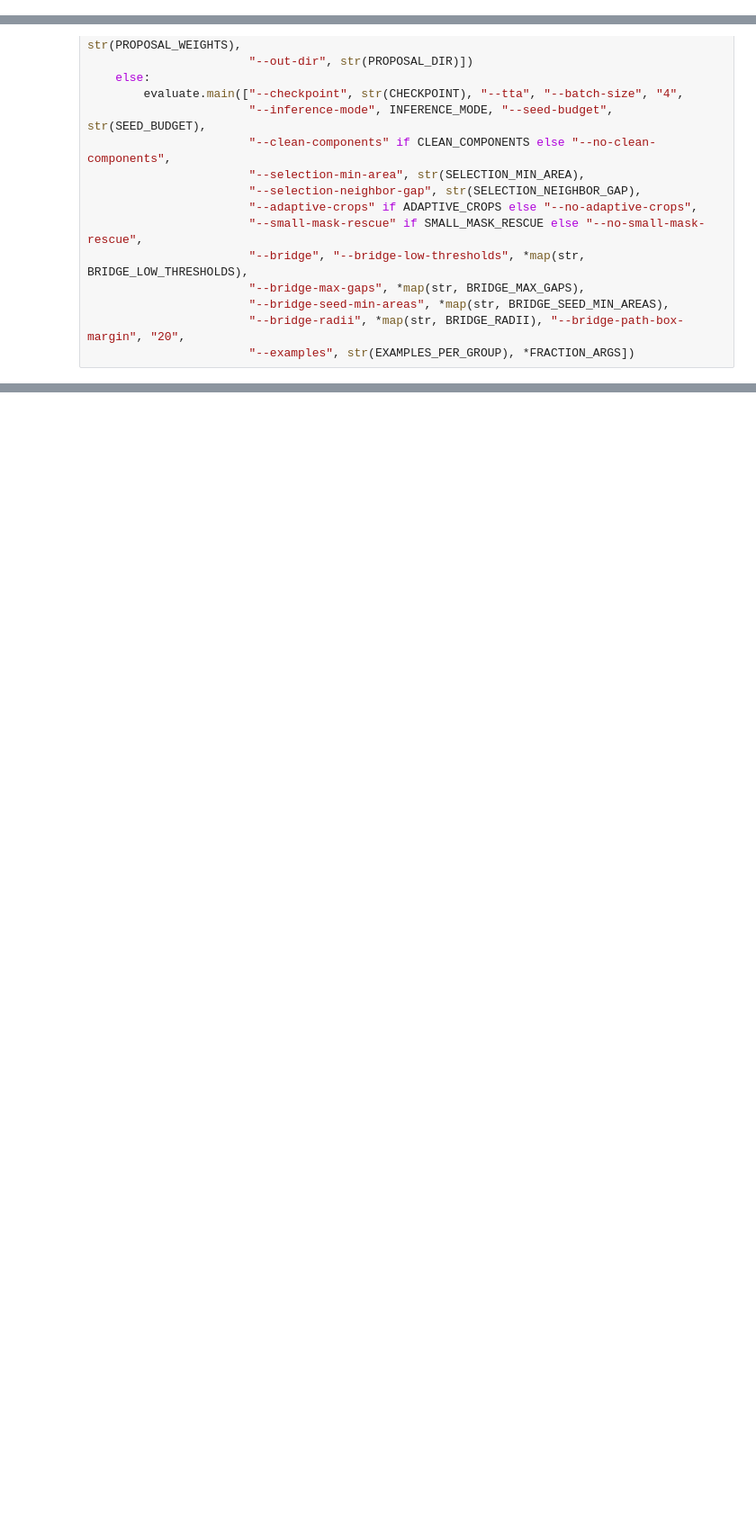
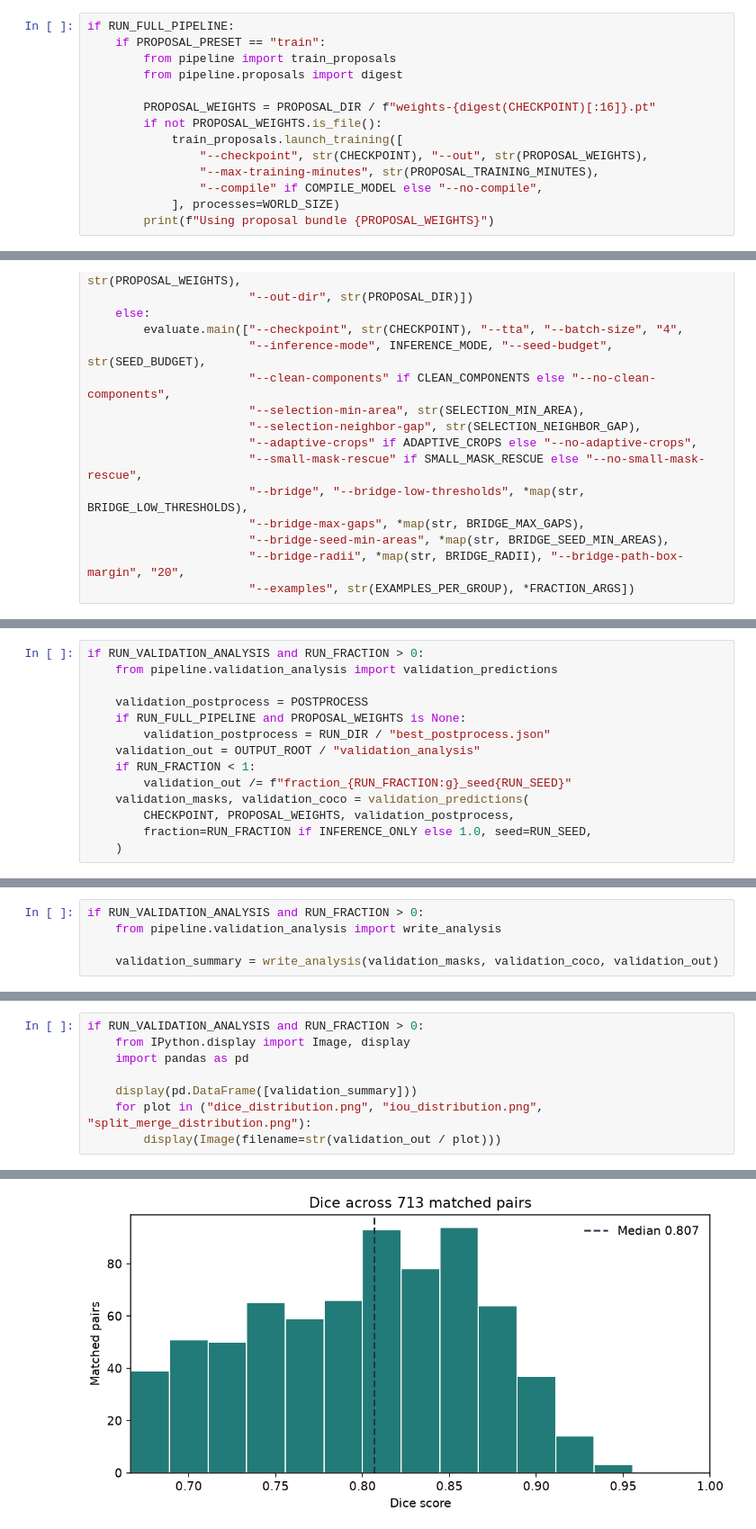
Before and after one commit to LenientLettuce/Solar-Filament-Competition-Submission, a Jupyter notebook: Pipeline_competition.ipynb, the cells around one changed output, grey strips where cells are left out. Shown at 90% size. Drawn from its saved outputs; the diff is of its cells as text; blank space fills up the shorter version.

Commit message:
Better Analysis + Documentation

```diff
--- a/Pipeline_competition.ipynb
+++ b/Pipeline_competition.ipynb
@@ -6177,0 +6296,14 @@ Cleaner crop selection keeps components >=100 pixels and smaller components with
+# %%
+if RUN_FULL_PIPELINE:
+    if PROPOSAL_PRESET == "train":
+        from pipeline import train_proposals
+        from pipeline.proposals import digest
+
+        PROPOSAL_WEIGHTS = PROPOSAL_DIR / f"weights-{digest(CHECKPOINT)[:16]}.pt"
+        if not PROPOSAL_WEIGHTS.is_file():
+            train_proposals.launch_training([
+                "--checkpoint", str(CHECKPOINT), "--out", str(PROPOSAL_WEIGHTS),
+                "--max-training-minutes", str(PROPOSAL_TRAINING_MINUTES),
+                "--compile" if COMPILE_MODEL else "--no-compile",
+            ], processes=WORLD_SIZE)
+        print(f"Using proposal bundle {PROPOSAL_WEIGHTS}")
@@ -6218,0 +6353,14 @@ For standard segmentation, `best_postprocess.json` supplies the saved adaptive-c
+# %%
+if RUN_VALIDATION_ANALYSIS and RUN_FRACTION > 0:
+    from pipeline.validation_analysis import validation_predictions
+
+    validation_postprocess = POSTPROCESS
+    if RUN_FULL_PIPELINE and PROPOSAL_WEIGHTS is None:
+        validation_postprocess = RUN_DIR / "best_postprocess.json"
+    validation_out = OUTPUT_ROOT / "validation_analysis"
+    if RUN_FRACTION < 1:
+        validation_out /= f"fraction_{RUN_FRACTION:g}_seed{RUN_SEED}"
+    validation_masks, validation_coco = validation_predictions(
+        CHECKPOINT, PROPOSAL_WEIGHTS, validation_postprocess,
+        fraction=RUN_FRACTION if INFERENCE_ONLY else 1.0, seed=RUN_SEED,
+    )
@@ -6218,0 +6369,5 @@ For standard segmentation, `best_postprocess.json` supplies the saved adaptive-c
+# %%
+if RUN_VALIDATION_ANALYSIS and RUN_FRACTION > 0:
+    from pipeline.validation_analysis import write_analysis
+
+    validation_summary = write_analysis(validation_masks, validation_coco, validation_out)
@@ -6218,0 +6376,9 @@ For standard segmentation, `best_postprocess.json` supplies the saved adaptive-c
+# %%
+if RUN_VALIDATION_ANALYSIS and RUN_FRACTION > 0:
+    from IPython.display import Image, display
+    import pandas as pd
+
+    display(pd.DataFrame([validation_summary]))
+    for plot in ("dice_distribution.png", "iou_distribution.png", "split_merge_distribution.png"):
+        display(Image(filename=str(validation_out / plot)))
+# %% [output]
@@ -6218,0 +6387 @@ For standard segmentation, `best_postprocess.json` supplies the saved adaptive-c
+[figure, added]
```
Also changed, not shown: parts of 39 cells of this notebook, 7 other files.
